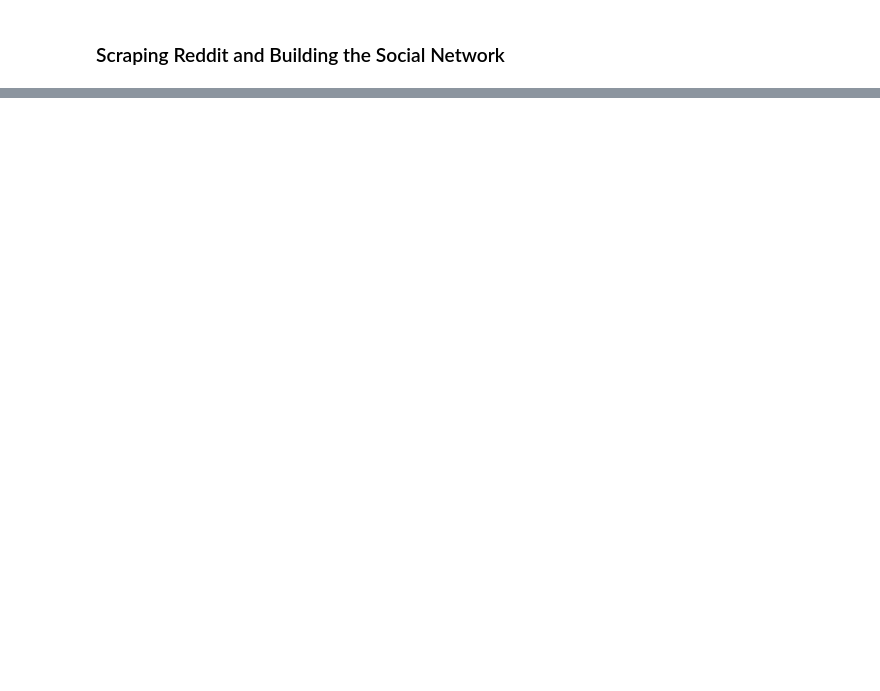
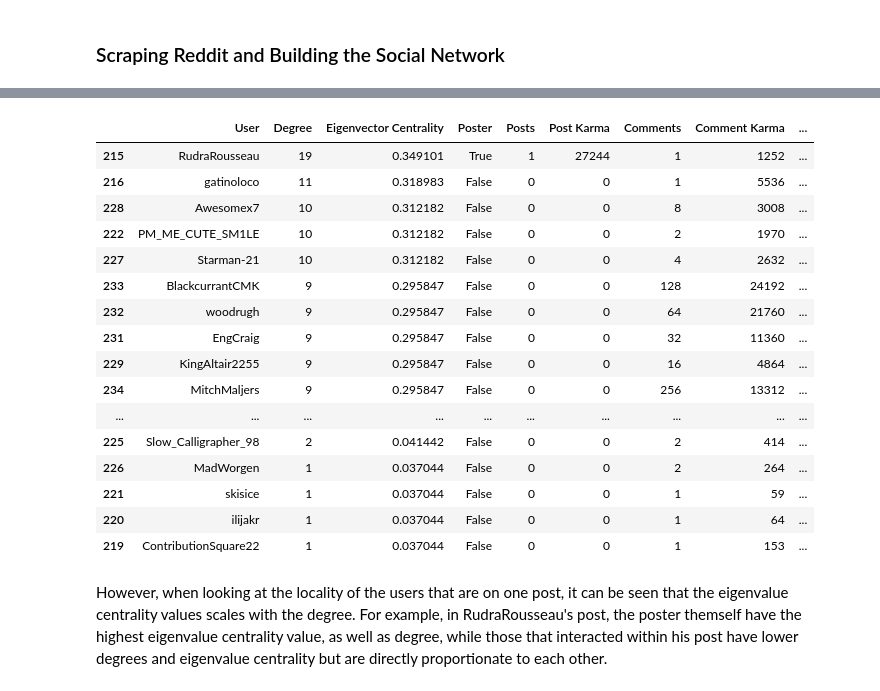
Before and after one commit to LaplaceXD/Linear_Algebra_CS3101N, a Jupyter notebook: Assignments/Spectral_Theory.ipynb, the cells around one changed output, grey strips where cells are left out. Saved outputs shown, nothing was run; the diff lists cells and outputs as text; code cells hidden in the pictures; blank space fills up the shorter version.

```diff
--- a/Assignments/Spectral_Theory.ipynb
+++ b/Assignments/Spectral_Theory.ipynb
@@ -354,0 +387,23 @@ centrality.sort_values("Degree", ascending=False).head(25)
+# %%
+locality = (data["User"] == "RudraRousseau") | data["Posters Interacted"].str.contains("RudraRousseau")
+data[locality].sort_values("Eigenvector Centrality", ascending=False).head(30)
+# %% [output]
+|  | User | Degree | Eigenvector Centrality | Poster | Posts | Post Karma | Comments | Comment Karma | ... |
+| 215 | RudraRousseau | 19 | 0.349101 | True | 1 | 27244 | 1 | 1252 | ... |
+| 216 | gatinoloco | 11 | 0.318983 | False | 0 | 0 | 1 | 5536 | ... |
+| 228 | Awesomex7 | 10 | 0.312182 | False | 0 | 0 | 8 | 3008 | ... |
+| 222 | PM_ME_CUTE_SM1LE | 10 | 0.312182 | False | 0 | 0 | 2 | 1970 | ... |
+| 227 | Starman-21 | 10 | 0.312182 | False | 0 | 0 | 4 | 2632 | ... |
+| 233 | BlackcurrantCMK | 9 | 0.295847 | False | 0 | 0 | 128 | 24192 | ... |
+| 232 | woodrugh | 9 | 0.295847 | False | 0 | 0 | 64 | 21760 | ... |
+| 231 | EngCraig | 9 | 0.295847 | False | 0 | 0 | 32 | 11360 | ... |
+| 229 | KingAltair2255 | 9 | 0.295847 | False | 0 | 0 | 16 | 4864 | ... |
+| 234 | MitchMaljers | 9 | 0.295847 | False | 0 | 0 | 256 | 13312 | ... |
+| ... | ... | ... | ... | ... | ... | ... | ... | ... | ... |
+| 225 | Slow_Calligrapher_98 | 2 | 0.041442 | False | 0 | 0 | 2 | 414 | ... |
+| 226 | MadWorgen | 1 | 0.037044 | False | 0 | 0 | 2 | 264 | ... |
+| 221 | skisice | 1 | 0.037044 | False | 0 | 0 | 1 | 59 | ... |
+| 220 | ilijakr | 1 | 0.037044 | False | 0 | 0 | 1 | 64 | ... |
+| 219 | ContributionSquare22 | 1 | 0.037044 | False | 0 | 0 | 1 | 153 | ... |
+# %% [markdown]
+However, when looking at the locality of the users that are on one post, it can be seen that the eigenvalue centrality values scales with the degree. For example, in RudraRousseau's post, the poster themself have the highest eigenvalue centrality value, as well as degree, while those that interacted within his post have lower degrees and eigenvalue centrality but are directly proportionate to each other.
```
Also changed, not shown: parts of 18 cells of this notebook.
